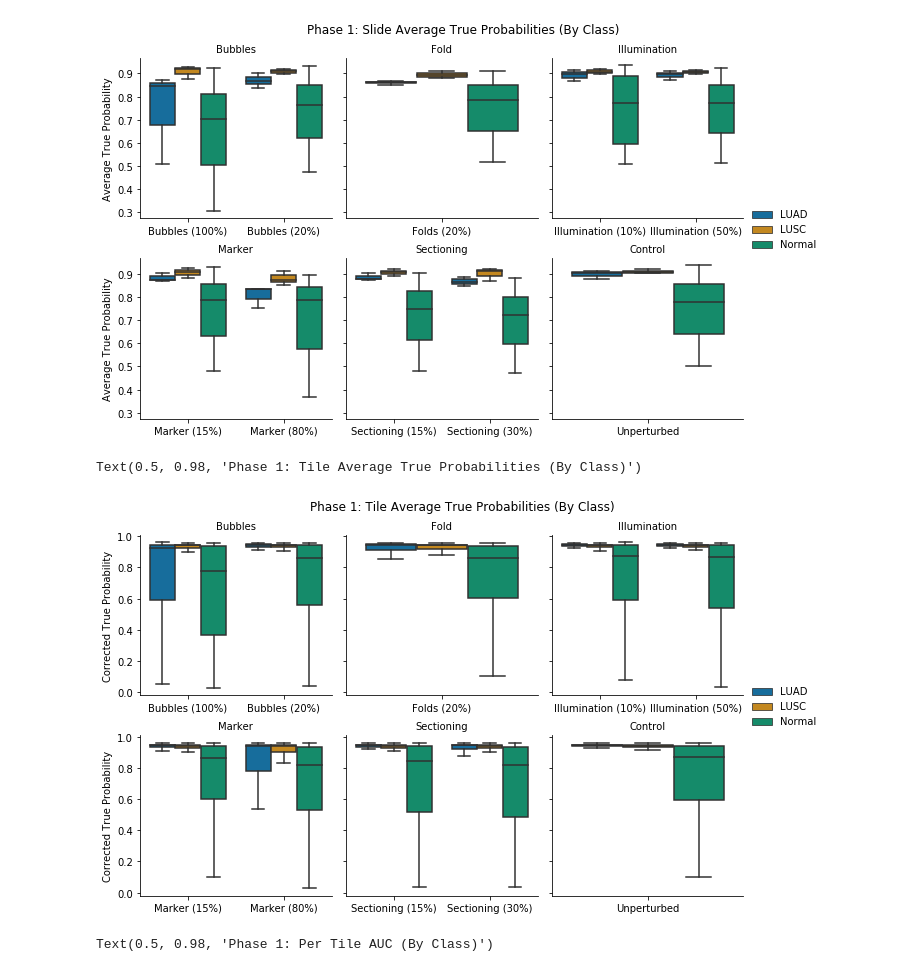
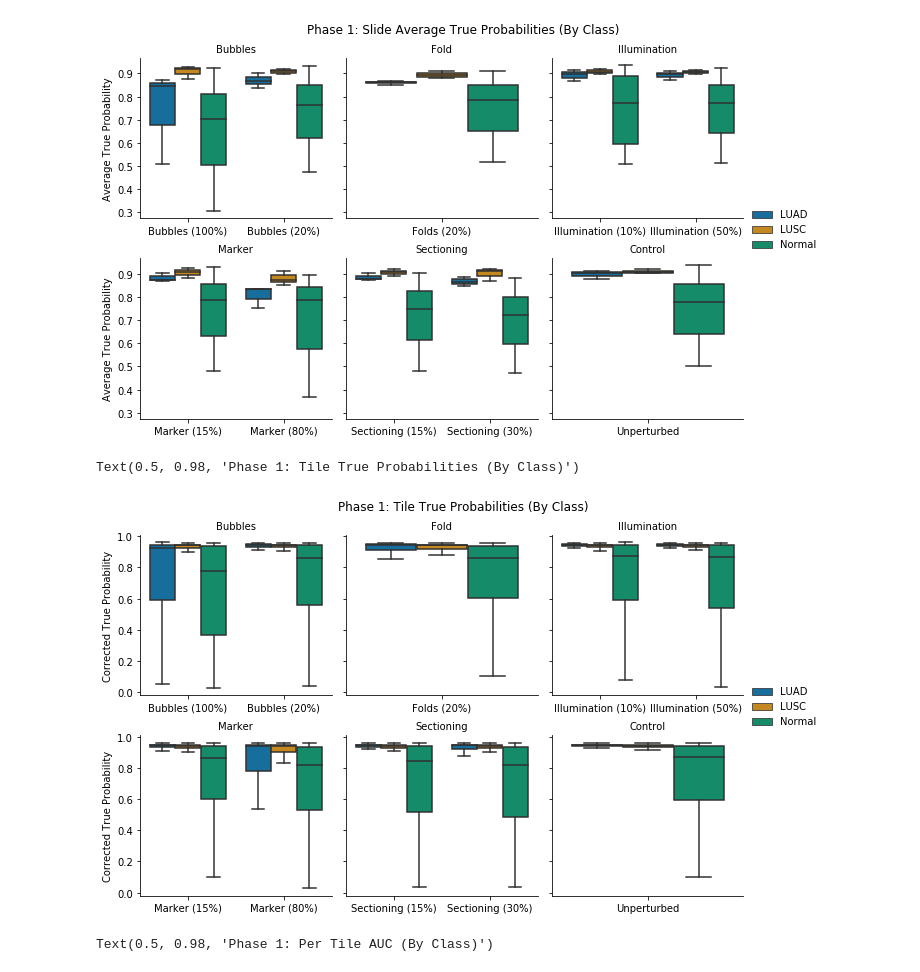
Before and after one commit to Systems-Imaging-Bioinformatics-Lab/histopath_failure_modes, a Jupyter notebook: Results.ipynb, the cells around one changed output. Cells and saved outputs as stored; diff of their text form; code cells hidden in the pictures.

Commit message:
Fix typo in plot title

```diff
--- a/Results.ipynb
+++ b/Results.ipynb
@@ -92,14 +92,14 @@ Text(0.5, 0.98, 'Phase 1: Slide Average True Probabilities (By Class)')
 # %%
 g = sns.FacetGrid(data=phase1_tile_probs,col="group",sharex=False,col_wrap=3)
 g.map_dataframe(sns.boxplot,x="study",y="corrected_true_prob",hue="class",palette="colorblind",fliersize=0.001)
 g.add_legend()
 g.set_titles("{col_name}")
 g.set_ylabels("Corrected True Probability")
 plt.subplots_adjust(top=0.9)
-plt.suptitle("Phase 1: Tile Average True Probabilities (By Class)")
+plt.suptitle("Phase 1: Tile True Probabilities (By Class)")
 # %% [output]
-Text(0.5, 0.98, 'Phase 1: Tile Average True Probabilities (By Class)')
+Text(0.5, 0.98, 'Phase 1: Tile True Probabilities (By Class)')
-[figure, old version]
+[figure, new version]
 # %%
 g = sns.FacetGrid(data=phase1_tile_auc,col="group",sharex=False,col_wrap=3)
 g.map_dataframe(sns.pointplot,x="study",y="auc",hue="class",palette="colorblind",join=False,dodge=True)
```
